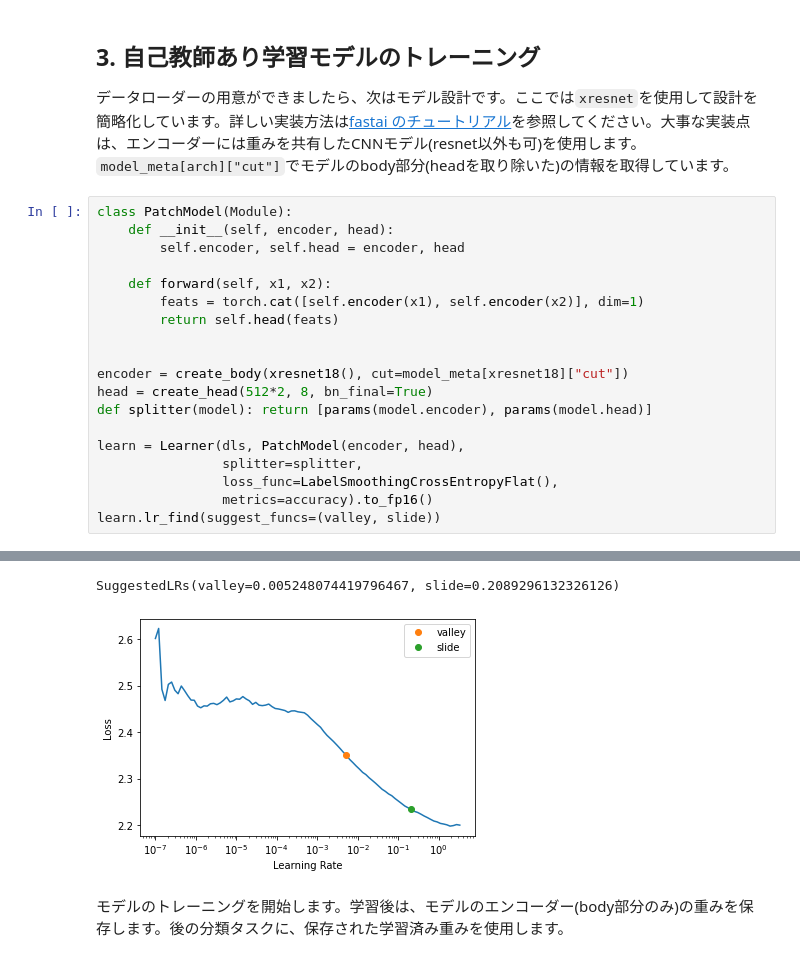
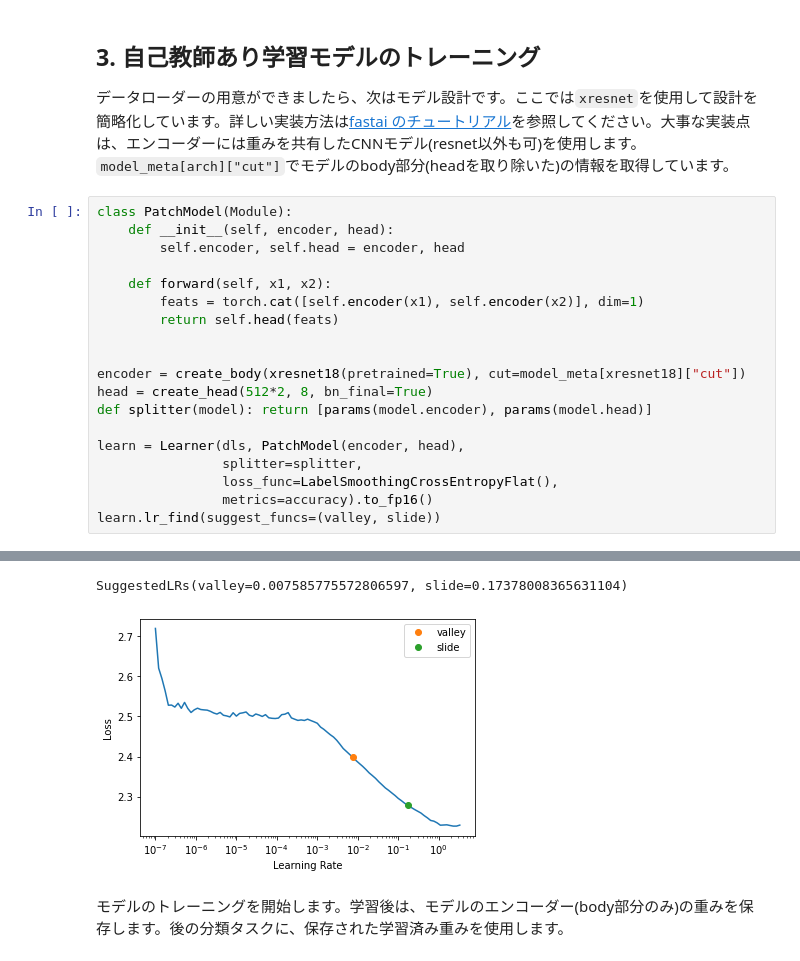
Before and after one commit to Akitsuyoshi/Akitsuyoshi.github.io, a Jupyter notebook: posts/food-11-exp2-kaggle/index.ipynb, the cells around one changed output, grey strips where cells are left out. Cells and saved outputs as stored; diff of their text form.

Commit message:
Add pretrained weights to xresnet

```diff
--- a/posts/food-11-exp2-kaggle/index.ipynb
+++ b/posts/food-11-exp2-kaggle/index.ipynb
@@ -182,26 +184,26 @@ x1.shape, x2.shape, y.shape
 # %%
 class PatchModel(Module):
     def __init__(self, encoder, head):
         self.encoder, self.head = encoder, head
 
     def forward(self, x1, x2):
         feats = torch.cat([self.encoder(x1), self.encoder(x2)], dim=1)
         return self.head(feats)
 
 
-encoder = create_body(xresnet18(), cut=model_meta[xresnet18]["cut"])
+encoder = create_body(xresnet18(pretrained=True), cut=model_meta[xresnet18]["cut"])
 head = create_head(512*2, 8, bn_final=True)
 def splitter(model): return [params(model.encoder), params(model.head)]
 
 learn = Learner(dls, PatchModel(encoder, head),
                 splitter=splitter,
                 loss_func=LabelSmoothingCrossEntropyFlat(),
                 metrics=accuracy).to_fp16()
 learn.lr_find(suggest_funcs=(valley, slide))
 # %% [output]
 [interactive output not drawn]
-SuggestedLRs(valley=0.005248074419796467, slide=0.2089296132326126)
+SuggestedLRs(valley=0.007585775572806597, slide=0.17378008365631104)
-[figure, old version]
+[figure, new version]
 # %% [markdown]
 モデルのトレーニングを開始します。学習後は、モデルのエンコーダー(body部分のみ)の重みを保存します。後の分類タスクに、保存された学習済み重みを使用します。
 # %%
```
Also changed, not shown: parts of 16 cells of this notebook.
